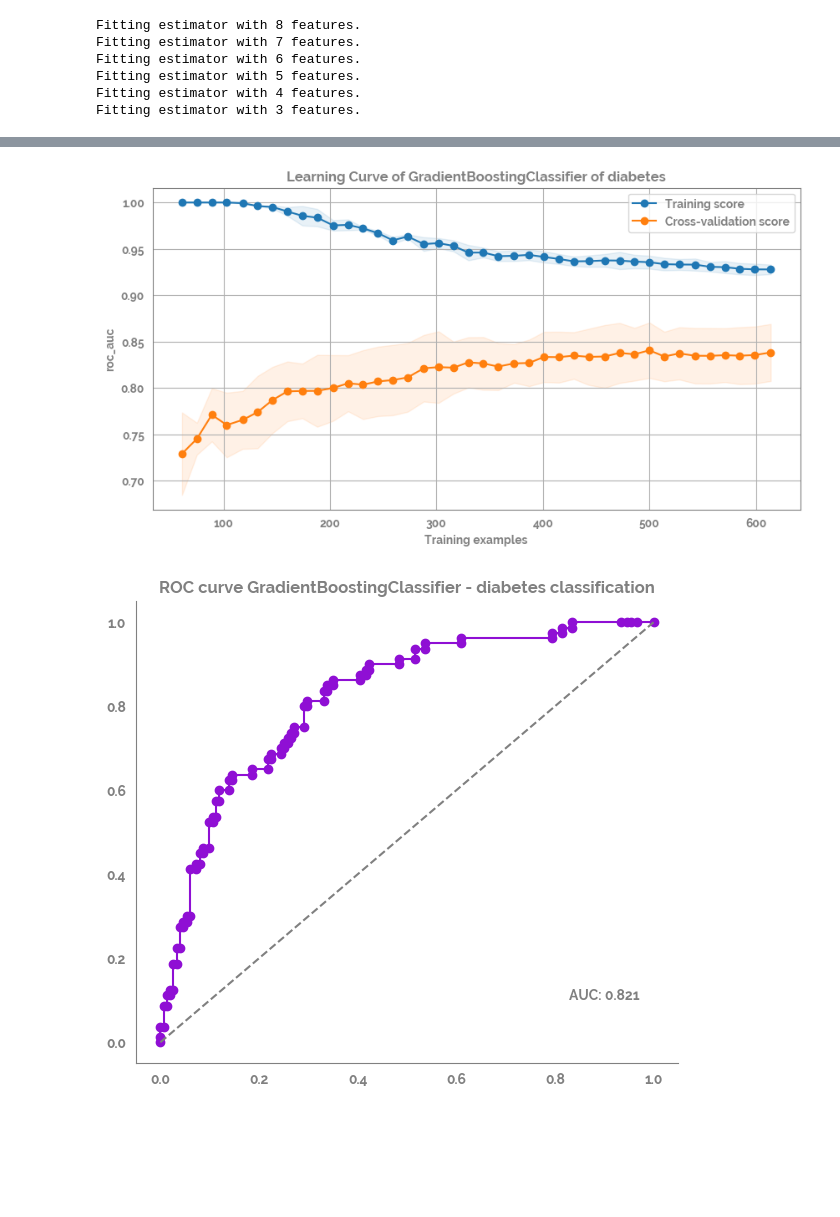
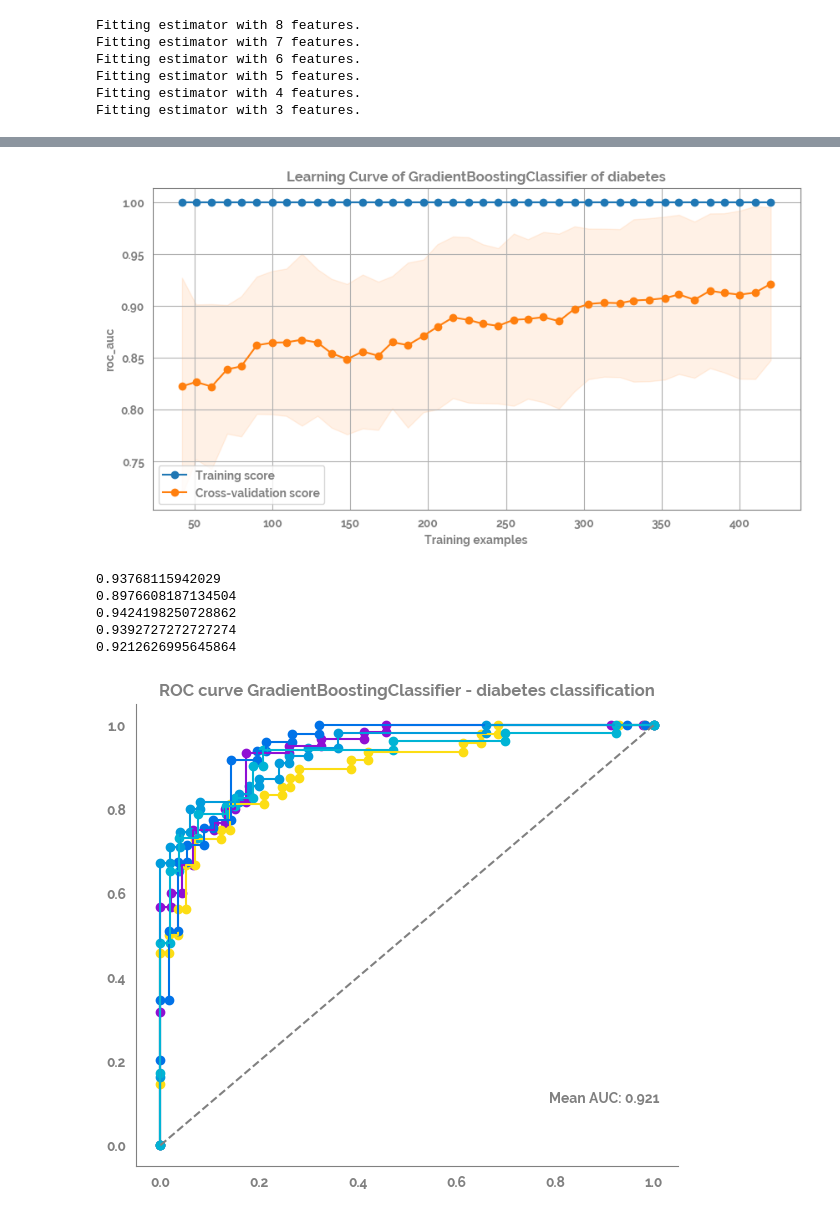
Before and after one commit to jameshtwose/example_deliverables, a Jupyter notebook: ML_examples/pima_diabetes/pima_Classification.ipynb, the cells around one changed output, grey strips where cells are left out. Drawn from its saved outputs; the diff is of its cells as text; code cells hidden in the pictures; blank space fills up the shorter version.

```diff
--- a/ML_examples/pima_diabetes/pima_Classification.ipynb
+++ b/ML_examples/pima_diabetes/pima_Classification.ipynb
@@ -252,6 +317,6 @@ _ = plt.title("All performance metrics Balanced Bagging Classifier with cross va
 # %%
 fig = plot_learning_curve(estimator=clf,
-                          title=f'Learning Curve of {str(optimized_rf).split("(")[0]} of diabetes',
+                          title=f'Learning Curve of {optimized_rf.__class__.__name__} of diabetes',
                           X=X,
                           y=y,
                           groups=None,
@@ -265,9 +330,21 @@ fig = plot_learning_curve(estimator=clf,
                           figsize=(10,5))
 # _ = plt.savefig(f"images/learning_curve_diabetes.png", dpi=400, bbox_inches="tight")
 # %% [output]
-[figure, old version]
+[figure, new version]
 # %%
-X_train, X_test, y_train, y_test = train_test_split(X, y, test_size=.3, random_state=42)
-_ = optimized_rf.fit(X_train, y_train) # train the model
-y_pred = optimized_rf.predict(X_test) # predict the test data
-y_pred_proba = optimized_rf.predict_proba(X_test)[:, 1] # predict the test data
+# X_train, X_test, y_train, y_test = train_test_split(X, y, test_size=.3, random_state=42)
+# _ = optimized_rf.fit(X_train, y_train) # train the model
+# y_pred = optimized_rf.predict(X_test) # predict the test data
+# y_pred_proba = optimized_rf.predict_proba(X_test)[:, 1] # predict the test data
+
+# fpr, tpr, thresholds = roc_curve(y_test, y_pred_proba, pos_label=1, drop_intermediate=True)
+
+# auc_score = auc(fpr,tpr)
+
+# _ = plt.figure(figsize=(7,6))
+# _ = plt.plot(fpr, tpr)
+# _ = plt.scatter(fpr, tpr)
+# _ = plt.annotate(xy=(0.9, 0.1), s=f"AUC: {round(auc_score,3)}", ha="center")
+# _ = plt.plot([0,1], [0, 1], c="grey", ls="--")
+# _ = plt.title(f'ROC curve {str(optimized_rf).split("(")[0]} - diabetes classification')
+# _ = sns.despine()
@@ -278,10 +351,35 @@ auc_score = auc(fpr,tpr)
 # %%
+kfold = KFold(n_splits=5, shuffle=True, random_state=42)
+auc_score_list = list()
+# enumerate the splits and summarize the distributions
 _ = plt.figure(figsize=(7,6))
-_ = plt.plot(fpr, tpr)
-_ = plt.scatter(fpr, tpr)
-_ = plt.annotate(xy=(0.9, 0.1), s=f"AUC: {round(auc_score,3)}", ha="center")
+for train_ix, test_ix in kfold.split(X):
+    # select rows
+    X_train, X_test = X.loc[train_ix, :], X.loc[test_ix, :]
+    y_train, y_test = y.loc[train_ix], y.loc[test_ix]
+
+    _ = optimized_rf.fit(X_train, y_train) # train the model
+    y_pred = optimized_rf.predict(X_test) # predict the test data
+    y_pred_proba = optimized_rf.predict_proba(X_test)[:, 1] # predict the test data
+
+    fpr, tpr, thresholds = roc_curve(y_test, y_pred_proba, pos_label=1, drop_intermediate=True)
+
+    auc_score = auc(fpr,tpr)
+    print(auc_score)
+
+    auc_score_list.append(auc_score)
+
+    _ = plt.plot(fpr, tpr)
+    _ = plt.scatter(fpr, tpr)
+
+_ = plt.annotate(xy=(0.9, 0.1), s=f"Mean AUC: {round(np.mean(auc_score),3)}", ha="center")
 _ = plt.plot([0,1], [0, 1], c="grey", ls="--")
-_ = plt.title(f'ROC curve {str(optimized_rf).split("(")[0]} - diabetes classification')
+_ = plt.title(f'ROC curve {optimized_rf.__class__.__name__} - diabetes classification')
 _ = sns.despine()
 # %% [output]
+0.93768115942029
+0.8976608187134504
+0.9424198250728862
+0.9392727272727274
+0.9212626995645864
-[figure, old version]
+[figure, new version]
```
Also changed, not shown: parts of 26 cells of this notebook, 2 other files.
